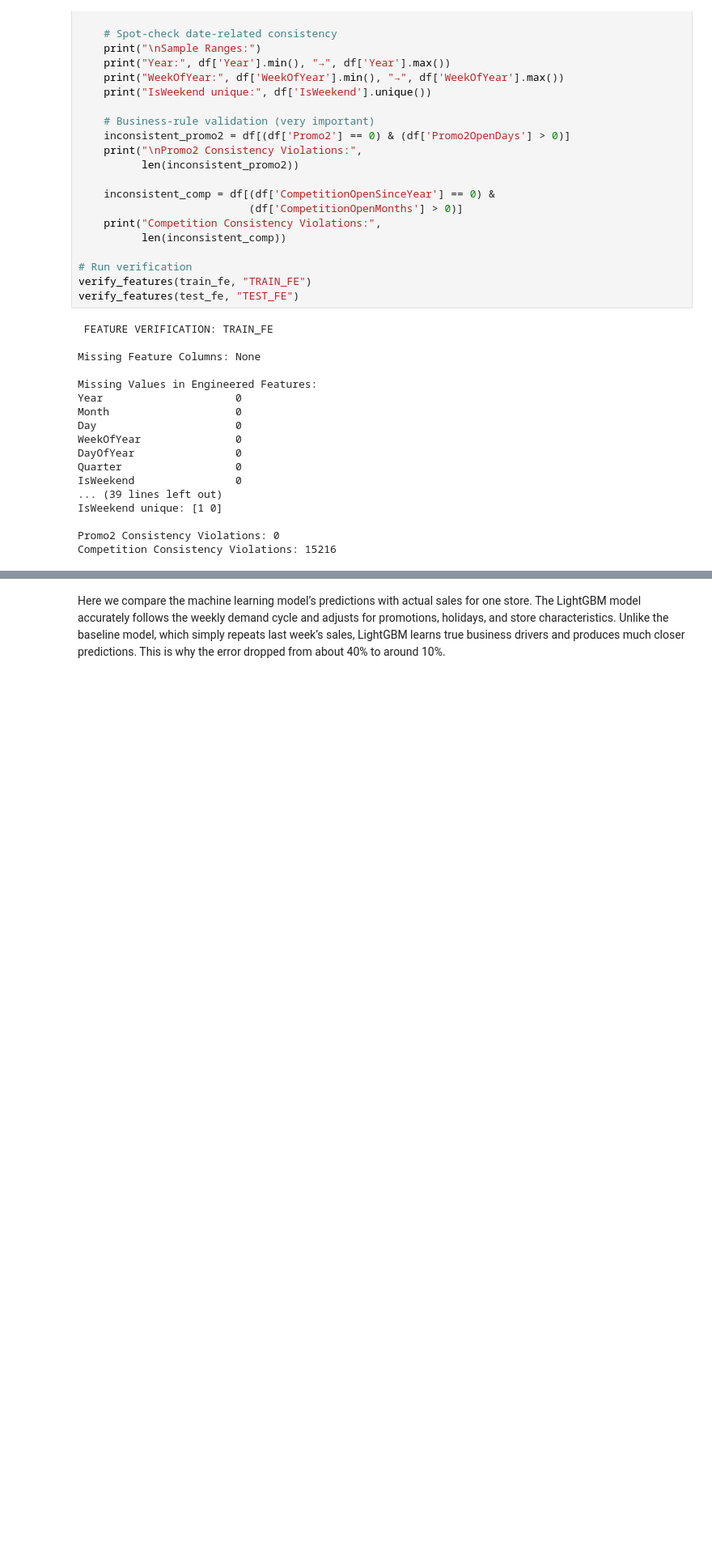
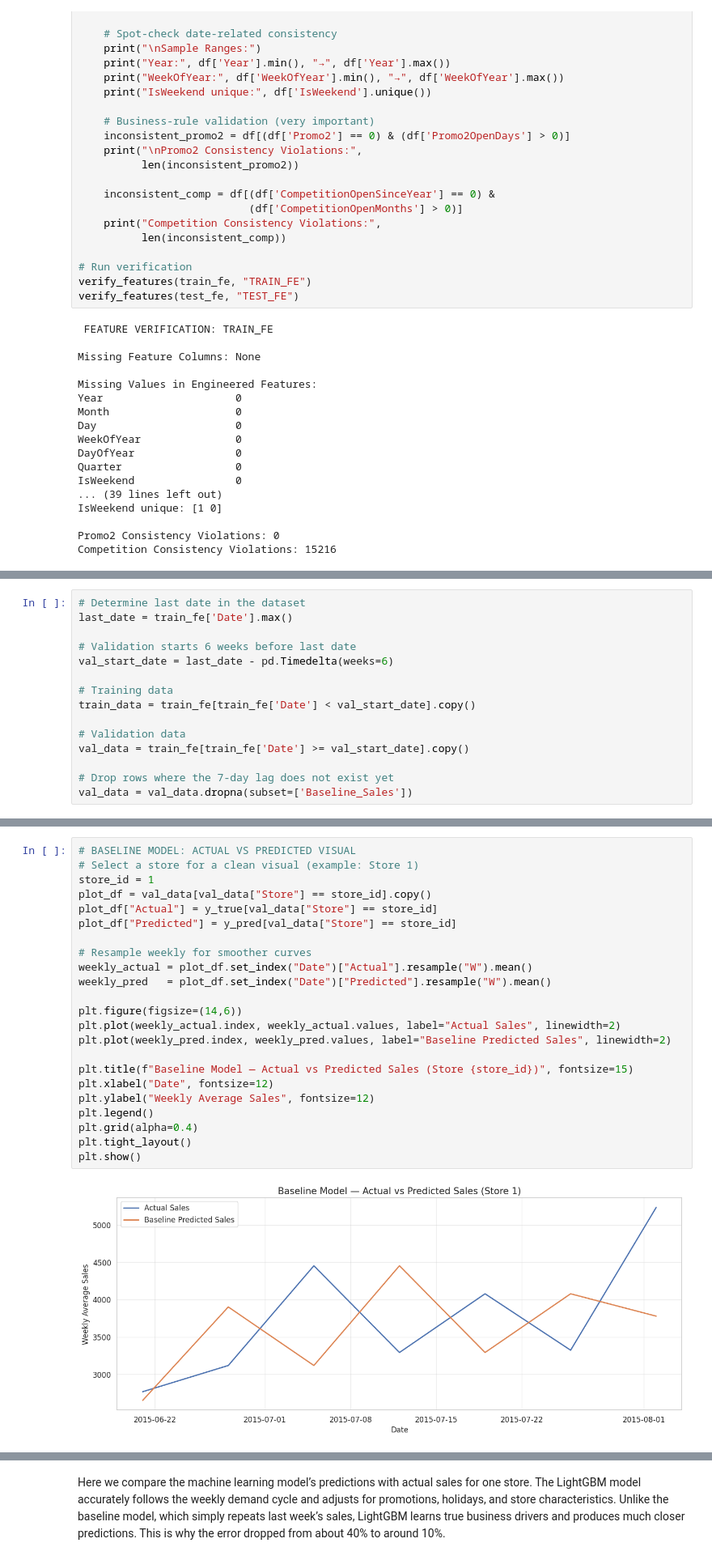
Before and after one commit to valentine96/Demand-Planning-and-Forecasting, a Jupyter notebook: notebooks/01_Data_Cleaning_and__EDA.ipynb, the cells around one changed output, grey strips where cells are left out. Shown at 81% size. Saved outputs shown, nothing was run; the diff lists cells and outputs as text; blank space fills up the shorter version.

```diff
--- a/notebooks/01_Data_Cleaning_and__EDA.ipynb
+++ b/notebooks/01_Data_Cleaning_and__EDA.ipynb
@@ -1225,0 +971,15 @@ plt.show()
+# %%
+# Determine last date in the dataset
+last_date = train_fe['Date'].max()
+
+# Validation starts 6 weeks before last date
+val_start_date = last_date - pd.Timedelta(weeks=6)
+
+# Training data
+train_data = train_fe[train_fe['Date'] < val_start_date].copy()
+
+# Validation data
+val_data = train_fe[train_fe['Date'] >= val_start_date].copy()
+
+# Drop rows where the 7-day lag does not exist yet
+val_data = val_data.dropna(subset=['Baseline_Sales'])
@@ -1225,0 +1056,25 @@ plt.show()
+# %%
+# BASELINE MODEL: ACTUAL VS PREDICTED VISUAL
+# Select a store for a clean visual (example: Store 1)
+store_id = 1
+plot_df = val_data[val_data["Store"] == store_id].copy()
+plot_df["Actual"] = y_true[val_data["Store"] == store_id]
+plot_df["Predicted"] = y_pred[val_data["Store"] == store_id]
+
+# Resample weekly for smoother curves
+weekly_actual = plot_df.set_index("Date")["Actual"].resample("W").mean()
+weekly_pred   = plot_df.set_index("Date")["Predicted"].resample("W").mean()
+
+plt.figure(figsize=(14,6))
+plt.plot(weekly_actual.index, weekly_actual.values, label="Actual Sales", linewidth=2)
+plt.plot(weekly_pred.index, weekly_pred.values, label="Baseline Predicted Sales", linewidth=2)
+
+plt.title(f"Baseline Model — Actual vs Predicted Sales (Store {store_id})", fontsize=15)
+plt.xlabel("Date", fontsize=12)
+plt.ylabel("Weekly Average Sales", fontsize=12)
+plt.legend()
+plt.grid(alpha=0.4)
+plt.tight_layout()
+plt.show()
+# %% [output]
+[figure, added]
```
Also changed, not shown: parts of 76 cells of this notebook.
